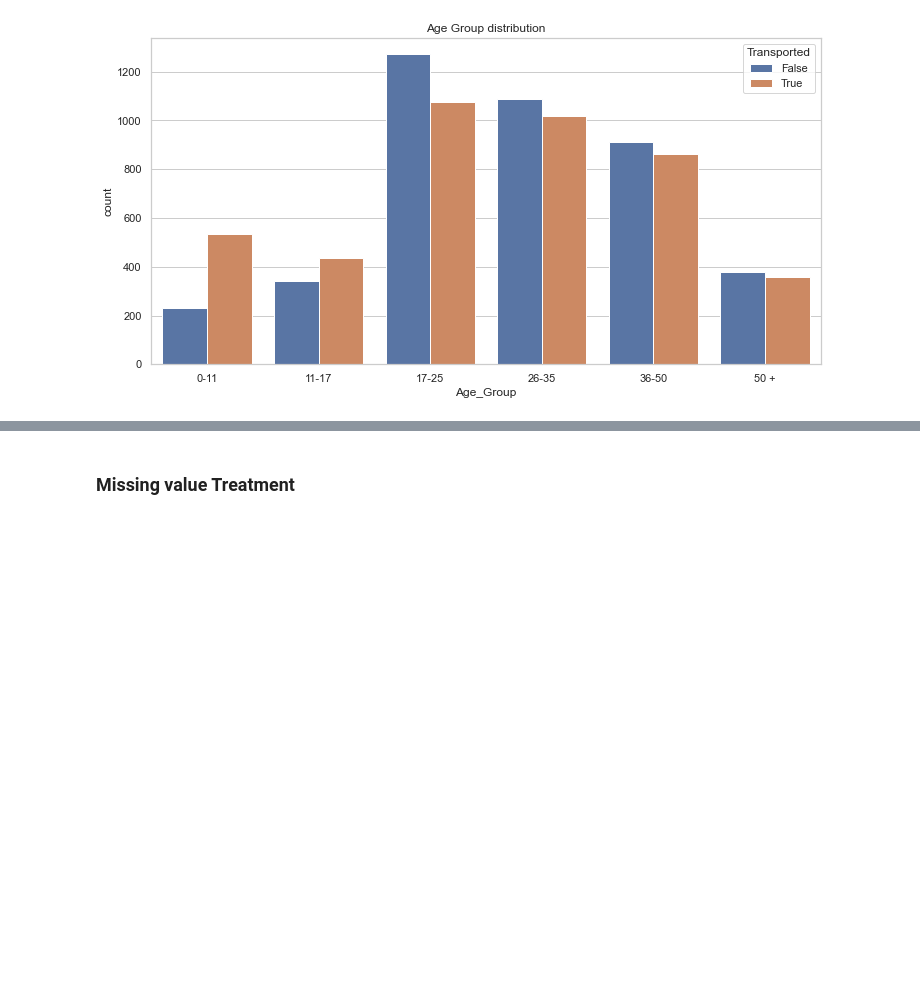
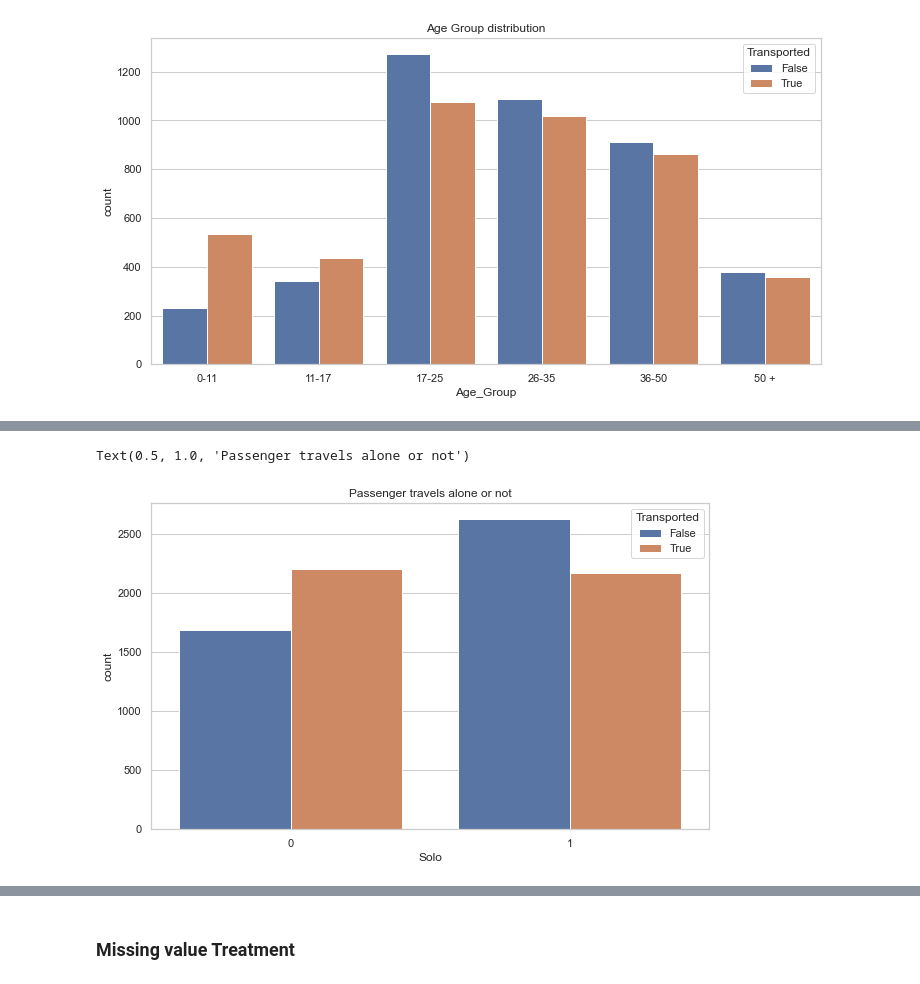
Before and after one commit to BharadwajPeringara/Spaceship_Titanic, a Jupyter notebook: spaceship.ipynb, the cells around one changed output, grey strips where cells are left out. Cells and saved outputs as stored; diff of their text form; code cells hidden in the pictures; blank space fills up the shorter version.

```diff
--- a/spaceship.ipynb
+++ b/spaceship.ipynb
@@ -235,0 +307,11 @@ Text(0.5, 1.0, 'Age Group distribution')
+# %%
+# Passenger who travels alone or not
+
+train_df['Solo'] = (train_df['Group_Size'] == 1).astype(int)
+
+plt.figure(figsize=(10,6))
+sns.countplot(data = train_df, x = 'Solo', hue = 'Transported')
+plt.title('Passenger travels alone or not')
+# %% [output]
+Text(0.5, 1.0, 'Passenger travels alone or not')
+[figure, added]
```
Also changed, not shown: parts of 8 cells of this notebook.
